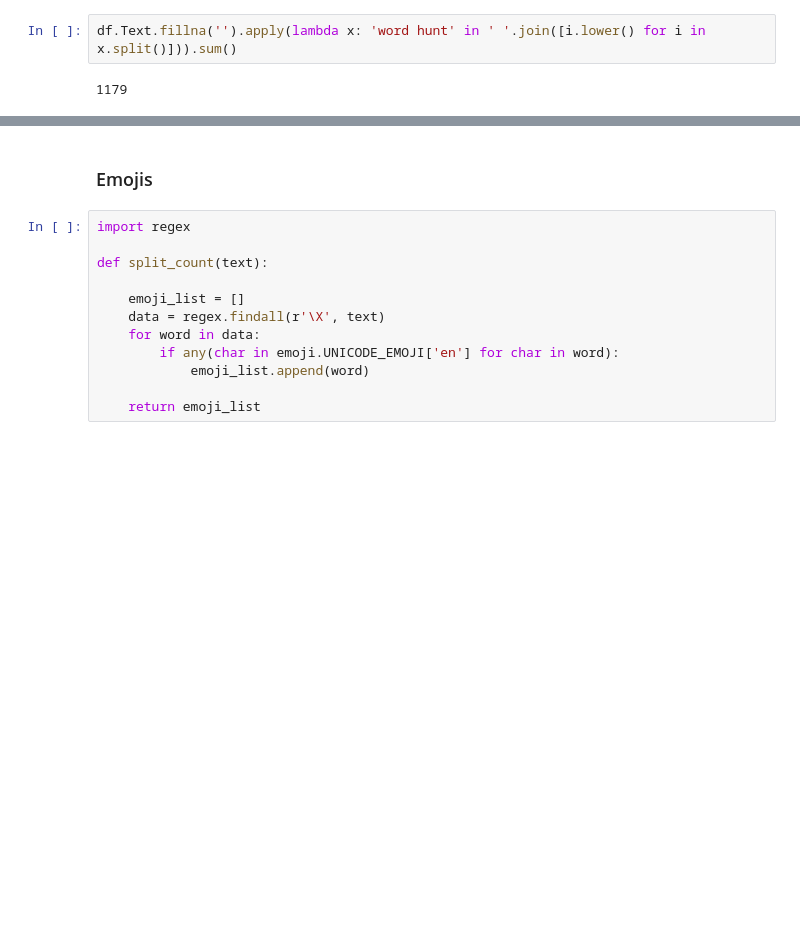
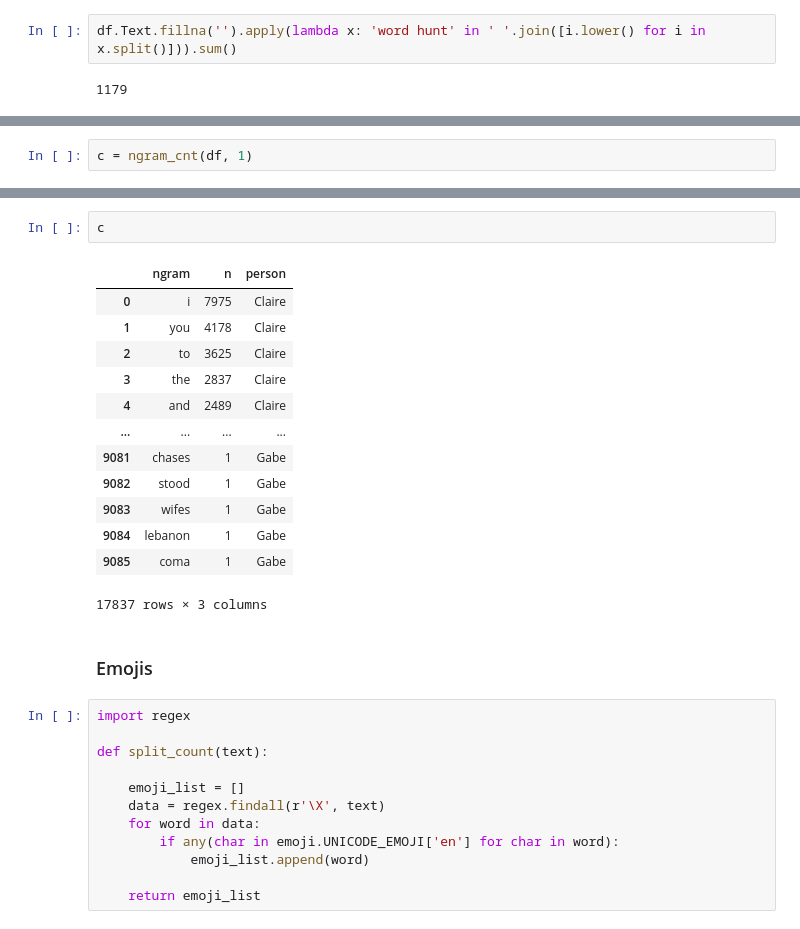
Before and after one commit to gabeztaylor/claire, a Jupyter notebook: messages.ipynb, the cells around one changed output, grey strips where cells are left out. Cells and saved outputs as stored; diff of their text form; blank space fills up the shorter version.

```diff
--- a/messages.ipynb
+++ b/messages.ipynb
@@ -194,0 +345,2 @@ df.Text.fillna('').apply(lambda x: 'word hunt' in ' '.join([i.lower() for i in x
+# %%
+c = ngram_cnt(df, 1)
@@ -195,3 +361,19 @@ df.Text.fillna('').apply(lambda x: 'word hunt' in ' '.join([i.lower() for i in x
+# %%
+c
+# %% [output]
+|  | ngram | n | person |
+| 0 | i | 7975 | Claire |
+| 1 | you | 4178 | Claire |
+| 2 | to | 3625 | Claire |
+| 3 | the | 2837 | Claire |
+| 4 | and | 2489 | Claire |
+| ... | ... | ... | ... |
+| 9081 | chases | 1 | Gabe |
+| 9082 | stood | 1 | Gabe |
+| 9083 | wifes | 1 | Gabe |
+| 9084 | lebanon | 1 | Gabe |
+| 9085 | coma | 1 | Gabe |
+17837 rows × 3 columns
 # %% [markdown]
 ### Emojis
 # %%
```
Also changed, not shown: parts of 17 cells of this notebook, 2 other files.
